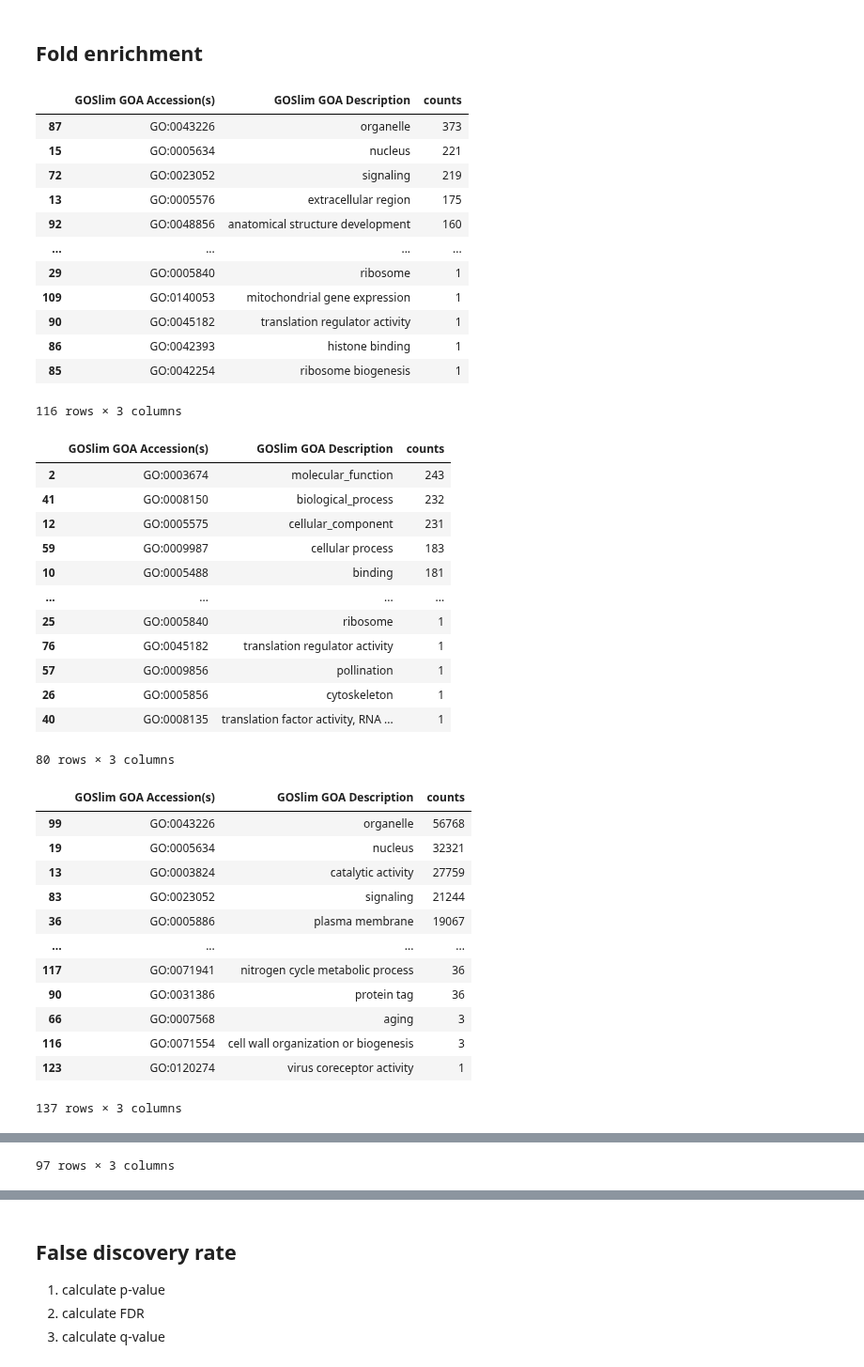
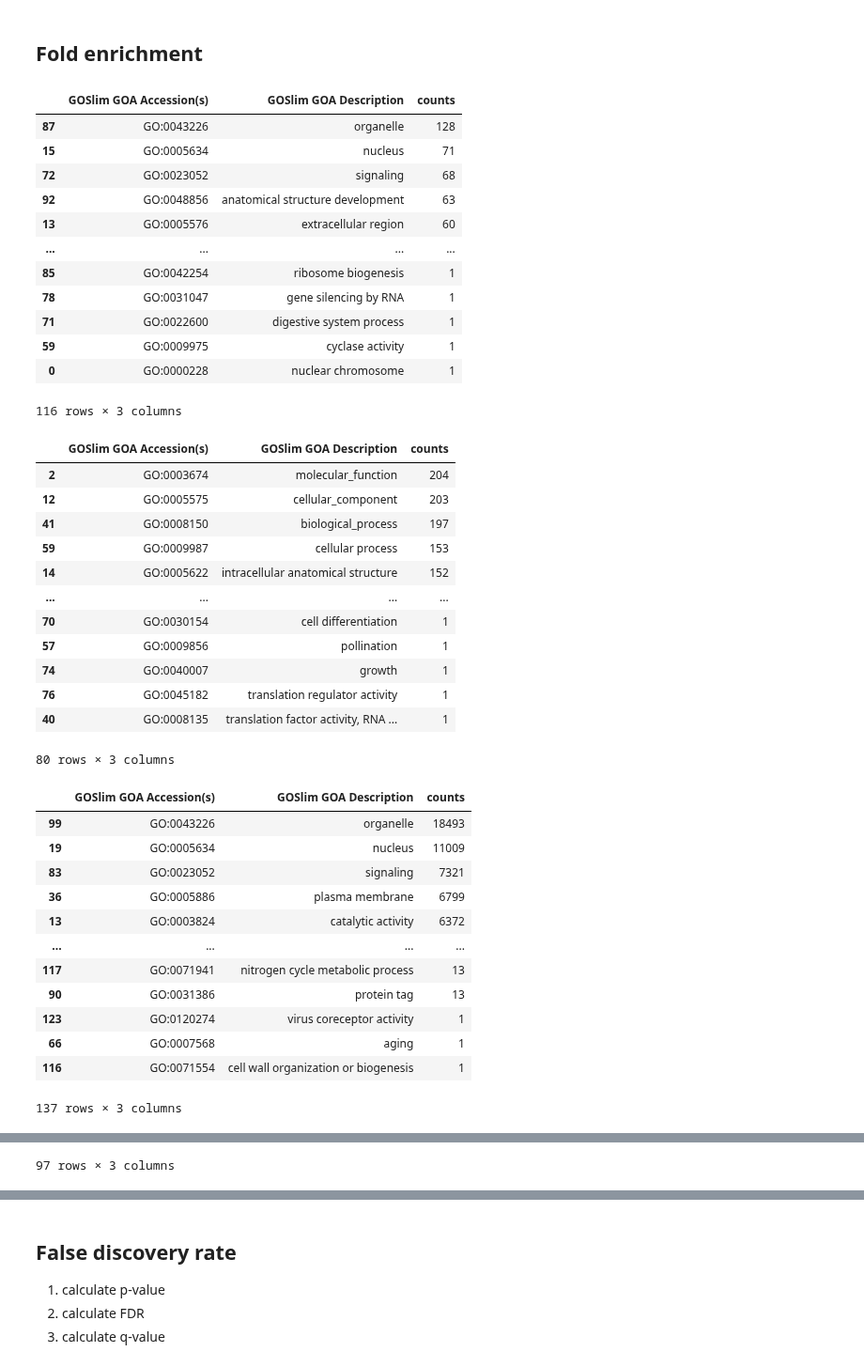
Before and after one commit to yonezawa-sora/pycircos_comaparative_species, a Jupyter notebook: goslim_enrichment/goslim_enrichment.ipynb, the cells around one changed output, grey strips where cells are left out. Shown at 94% size. Saved outputs shown, nothing was run; the diff lists cells and outputs as text; code cells hidden in the pictures.

```diff
--- a/goslim_enrichment/goslim_enrichment.ipynb
+++ b/goslim_enrichment/goslim_enrichment.ipynb
@@ -20,6 +20,9 @@ rice_goslim_up = pd.read_csv(rice_goslim_up_path, sep='\t')
 human_goslim_all = pd.read_csv(human_goslim_all_path, sep='\t')
 rice_goslim_all = pd.read_csv(rice_goslim_all_path, sep='\t')
 
+human_goslim_all = human_goslim_all.drop_duplicates(subset=['Gene stable ID', 'GOSlim GOA Accession(s)', 'GOSlim GOA Description'], keep='first').copy()
+rice_goslim_all = rice_goslim_all.drop_duplicates(subset=['Gene stable ID', 'GOSlim GOA Accession(s)', 'GOSlim GOA Description'], keep='first').copy()
+
 display(human_goslim_up)
 display(rice_goslim_up)
 display(human_goslim_all)
@@ -81,70 +84,71 @@ display(rice_goslim_all)
 ## Fold enrichment
 # %%
 def count_goslim(df):
-    goslim_counts = df.groupby(['GOSlim GOA Accession(s)', 'GOSlim GOA Description']).size().reset_index(name='counts')
+    unique_gene_term_pairs = df.drop_duplicates(subset=['Gene stable ID', 'GOSlim GOA Accession(s)'])
+    goslim_counts = unique_gene_term_pairs.groupby(['GOSlim GOA Accession(s)', 'GOSlim GOA Description'])['Gene stable ID'].nunique().reset_index(name='counts')
     return goslim_counts
 # %%
 human_goslim_up_counts = count_goslim(human_goslim_up)
 rice_goslim_up_counts = count_goslim(rice_goslim_up)
 human_goslim_all_counts = count_goslim(human_goslim_all)
 rice_goslim_all_counts = count_goslim(rice_goslim_all)
 
-results_directory = './counts'
+results_directory = './counts_ver2'
 os.makedirs(results_directory, exist_ok=True)
 
 # sort
 human_goslim_up_counts = human_goslim_up_counts.sort_values(by='counts', ascending=False).copy()
 rice_goslim_up_counts = rice_goslim_up_counts.sort_values(by='counts', ascending=False).copy()
 human_goslim_all_counts = human_goslim_all_counts.sort_values(by='counts', ascending=False).copy()
 rice_goslim_all_counts = rice_goslim_all_counts.sort_values(by='counts', ascending=False).copy()
 
 human_goslim_up_counts.to_csv(f'{results_directory}/human_goslim_up_counts.tsv', sep='\t', index=False)
 rice_goslim_up_counts.to_csv(f'{results_directory}/rice_goslim_up_counts.tsv', sep='\t', index=False)
 human_goslim_all_counts.to_csv(f'{results_directory}/human_goslim_all_counts.tsv', sep='\t', index=False)
 rice_goslim_all_counts.to_csv(f'{results_directory}/rice_goslim_all_counts.tsv', sep='\t', index=False)
 
 display(human_goslim_up_counts)
 display(rice_goslim_up_counts)
 display(human_goslim_all_counts)
 display(rice_goslim_all_counts)
 # %% [output]
 |  | GOSlim GOA Accession(s) | GOSlim GOA Description | counts |
-| 87 | GO:0043226 | organelle | 373 |
-| 15 | GO:0005634 | nucleus | 221 |
-| 72 | GO:0023052 | signaling | 219 |
-| 13 | GO:0005576 | extracellular region | 175 |
-| 92 | GO:0048856 | anatomical structure development | 160 |
+| 87 | GO:0043226 | organelle | 128 |
+| 15 | GO:0005634 | nucleus | 71 |
+| 72 | GO:0023052 | signaling | 68 |
+| 92 | GO:0048856 | anatomical structure development | 63 |
+| 13 | GO:0005576 | extracellular region | 60 |
 | ... | ... | ... | ... |
-| 29 | GO:0005840 | ribosome | 1 |
-| 109 | GO:0140053 | mitochondrial gene expression | 1 |
-| 90 | GO:0045182 | translation regulator activity | 1 |
-| 86 | GO:0042393 | histone binding | 1 |
 | 85 | GO:0042254 | ribosome biogenesis | 1 |
+| 78 | GO:0031047 | gene silencing by RNA | 1 |
+| 71 | GO:0022600 | digestive system process | 1 |
+| 59 | GO:0009975 | cyclase activity | 1 |
+| 0 | GO:0000228 | nuclear chromosome | 1 |
 116 rows × 3 columns
 |  | GOSlim GOA Accession(s) | GOSlim GOA Description | counts |
-| 2 | GO:0003674 | molecular_function | 243 |
-| 41 | GO:0008150 | biological_process | 232 |
-| 12 | GO:0005575 | cellular_component | 231 |
-| 59 | GO:0009987 | cellular process | 183 |
-| 10 | GO:0005488 | binding | 181 |
+| 2 | GO:0003674 | molecular_function | 204 |
+| 12 | GO:0005575 | cellular_component | 203 |
+| 41 | GO:0008150 | biological_process | 197 |
+| 59 | GO:0009987 | cellular process | 153 |
+| 14 | GO:0005622 | intracellular anatomical structure | 152 |
 | ... | ... | ... | ... |
-| 25 | GO:0005840 | ribosome | 1 |
+| 70 | GO:0030154 | cell differentiation | 1 |
+| 57 | GO:0009856 | pollination | 1 |
+| 74 | GO:0040007 | growth | 1 |
 | 76 | GO:0045182 | translation regulator activity | 1 |
-| 57 | GO:0009856 | pollination | 1 |
-| 26 | GO:0005856 | cytoskeleton | 1 |
 | 40 | GO:0008135 | translation factor activity, RNA ... | 1 |
 80 rows × 3 columns
 |  | GOSlim GOA Accession(s) | GOSlim GOA Description | counts |
-| 99 | GO:0043226 | organelle | 56768 |
-| 19 | GO:0005634 | nucleus | 32321 |
-| 13 | GO:0003824 | catalytic activity | 27759 |
-| 83 | GO:0023052 | signaling | 21244 |
-| 36 | GO:0005886 | plasma membrane | 19067 |
+| 99 | GO:0043226 | organelle | 18493 |
+| 19 | GO:0005634 | nucleus | 11009 |
+| 83 | GO:0023052 | signaling | 7321 |
+| 36 | GO:0005886 | plasma membrane | 6799 |
+| 13 | GO:0003824 | catalytic activity | 6372 |
 | ... | ... | ... | ... |
-| 117 | GO:0071941 | nitrogen cycle metabolic process | 36 |
-| 90 | GO:0031386 | protein tag | 36 |
-| 66 | GO:0007568 | aging | 3 |
-| 116 | GO:0071554 | cell wall organization or biogenesis | 3 |
+| 117 | GO:0071941 | nitrogen cycle metabolic process | 13 |
+| 90 | GO:0031386 | protein tag | 13 |
 | 123 | GO:0120274 | virus coreceptor activity | 1 |
+| 66 | GO:0007568 | aging | 1 |
+| 116 | GO:0071554 | cell wall organization or biogenesis | 1 |
 137 rows × 3 columns
 |  | GOSlim GOA Accession(s) | GOSlim GOA Description | counts |
```
Also changed, not shown: parts of 7 cells of this notebook, 12 other files.
